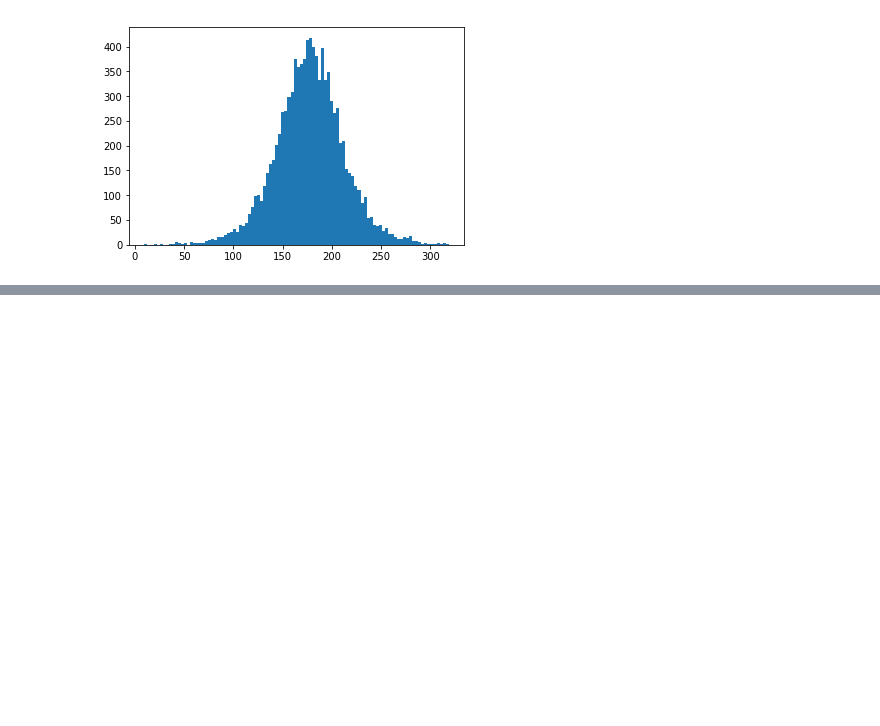
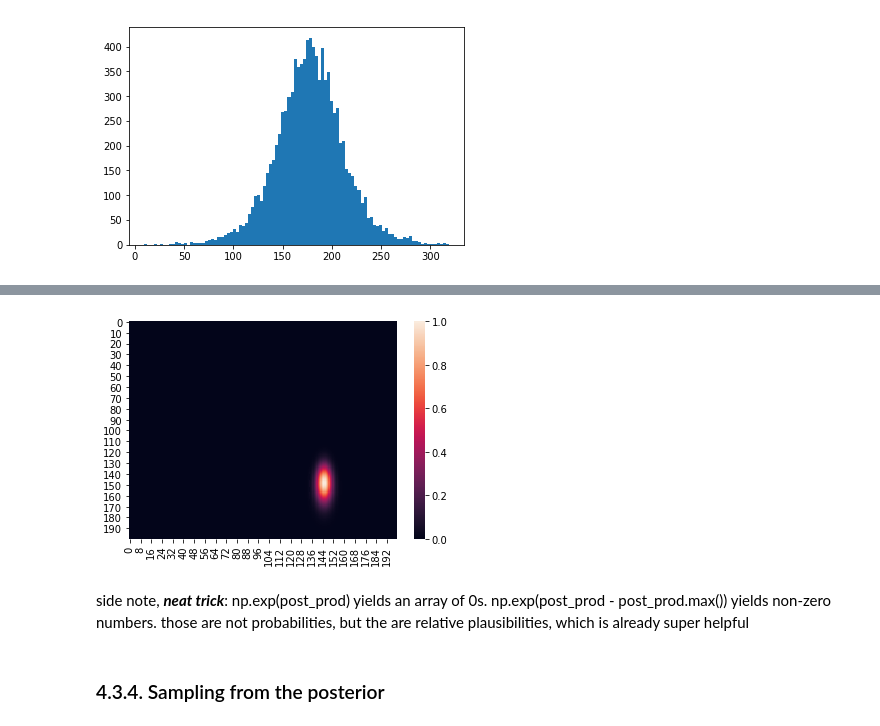
Before and after one commit to nwweber/statistical_rethinking, a Jupyter notebook: chapter_04_linear_models.ipynb, the cells around one changed output, grey strips where cells are left out. Drawn from its saved outputs; the diff is of its cells as text; code cells hidden in the pictures; blank space fills up the shorter version.

```diff
--- a/chapter_04_linear_models.ipynb
+++ b/chapter_04_linear_models.ipynb
@@ -178,0 +213,4 @@ plt.hist(prior_h, bins=100);
+# %%
+sns.heatmap(post_prob);
+# %% [output]
+[figure, added]
@@ -178,0 +238,4 @@ plt.hist(prior_h, bins=100);
+# %% [markdown]
+side note, ***neat trick***: np.exp(post_prod) yields an array of 0s. np.exp(post_prod - post_prod.max()) yields non-zero numbers. those are not probabilities, but the are relative plausibilities, which is already super helpful
+# %% [markdown]
+### 4.3.4. Sampling from the posterior
```
Also changed, not shown: parts of 8 cells of this notebook.
